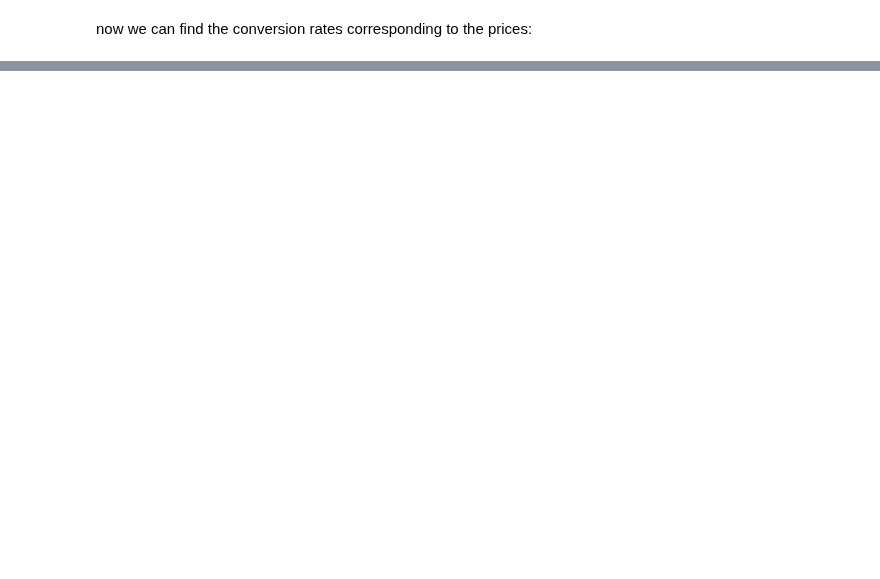
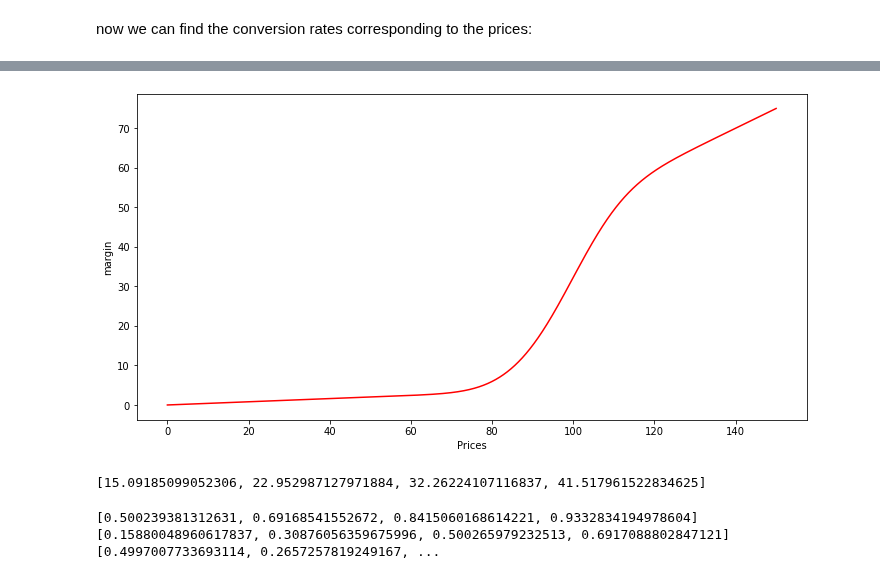
Before and after one commit to VladMarianCimpeanu/OLA_project, a Jupyter notebook: customers_parameters.ipynb, the cells around one changed output, grey strips where cells are left out. Cells and saved outputs as stored; diff of their text form; code cells hidden in the pictures; blank space fills up the shorter version.

```diff
--- a/customers_parameters.ipynb
+++ b/customers_parameters.ipynb
@@ -15,0 +41,2 @@ approaches the price equal to mu.
+# %%
+customer_distribution = [0.5, 0.3, 0.2]
@@ -72,0 +139,26 @@ print(c1_p1, c1_p2, c1_p3)
+# %%
+expected_margin_2 = 0
+for i in range(classes):
+    expected_margin_2 += cv_2[i] * customer_distribution[i] * alphas[1][i] * n_items[1][i]
+expected_margin_2 = expected_margin_2 * prices
+
+plt.figure(figsize=(12,6))
+plt.plot(prices, expected_margin_2, color="red")
+plt.xlabel("Prices")
+plt.ylabel("margin")
+plt.show()
+# %% [output]
+[figure, added]
+# %%
+selected_prices_2 = np.array([90, 95, 100, 105]) * cents
+product1_margins_2 = [expected_margin_2[p] for p in selected_prices_2]
+product1_margins_2
+# %% [output]
+[15.09185099052306, 22.952987127971884, 32.26224107116837, 41.517961522834625]
+# %%
+c1_p2 = [cv_2[0][p] for p in selected_prices_2]
+c2_p2 = [cv_2[1][p] for p in selected_prices_2]
+c3_p2 = [cv_2[2][p] for p in selected_prices_2]
+print(c1_p2, c2_p2, c3_p2)
+# %% [output]
+[0.500239381312631, 0.69168541552672, 0.8415060168614221, 0.9332834194978604] [0.15880048960617837, 0.30876056359675996, 0.500265979232513, 0.6917088802847121] [0.4997007733693114, 0.2657257819249167, ...
```
Also changed, not shown: parts of 31 cells of this notebook.
